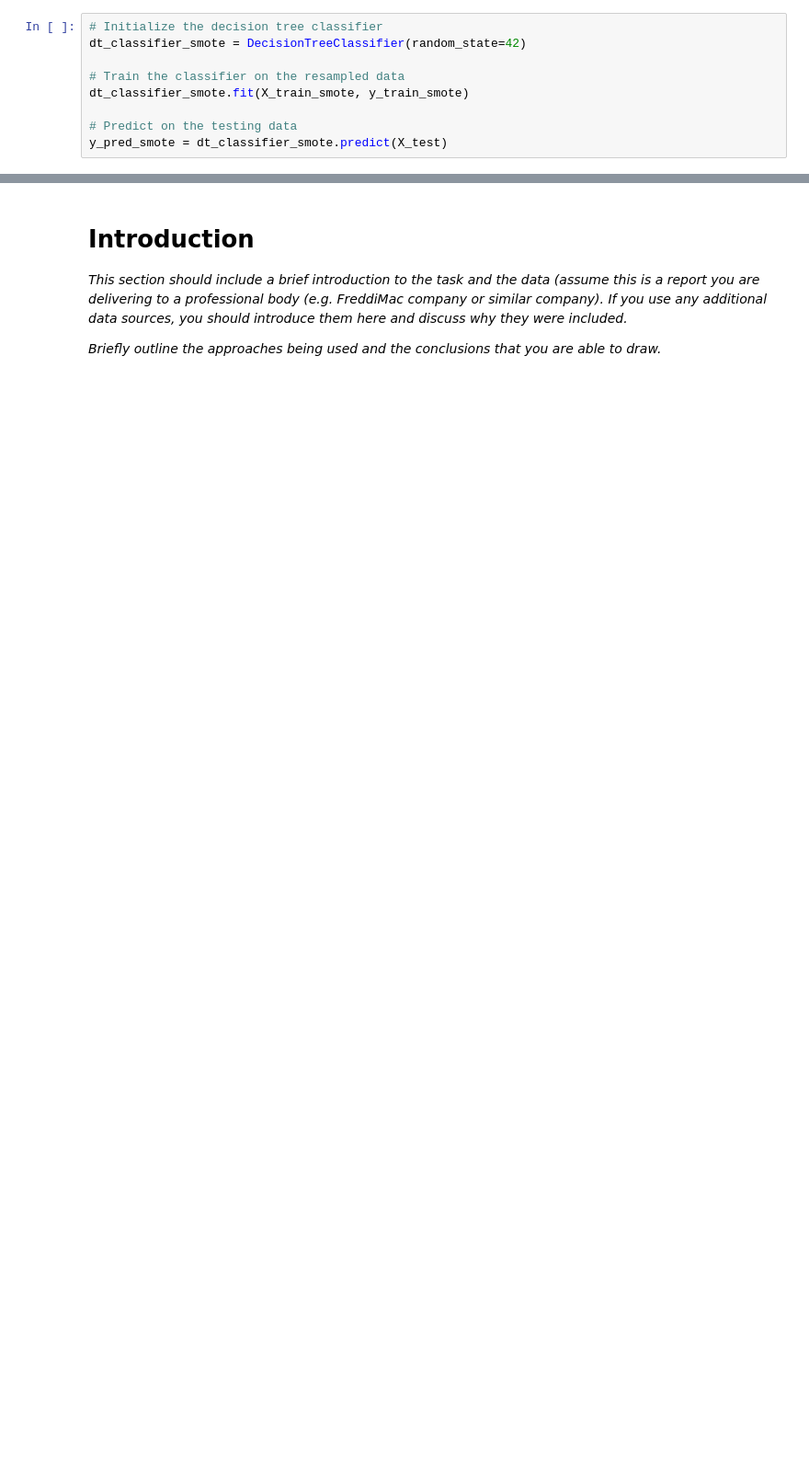
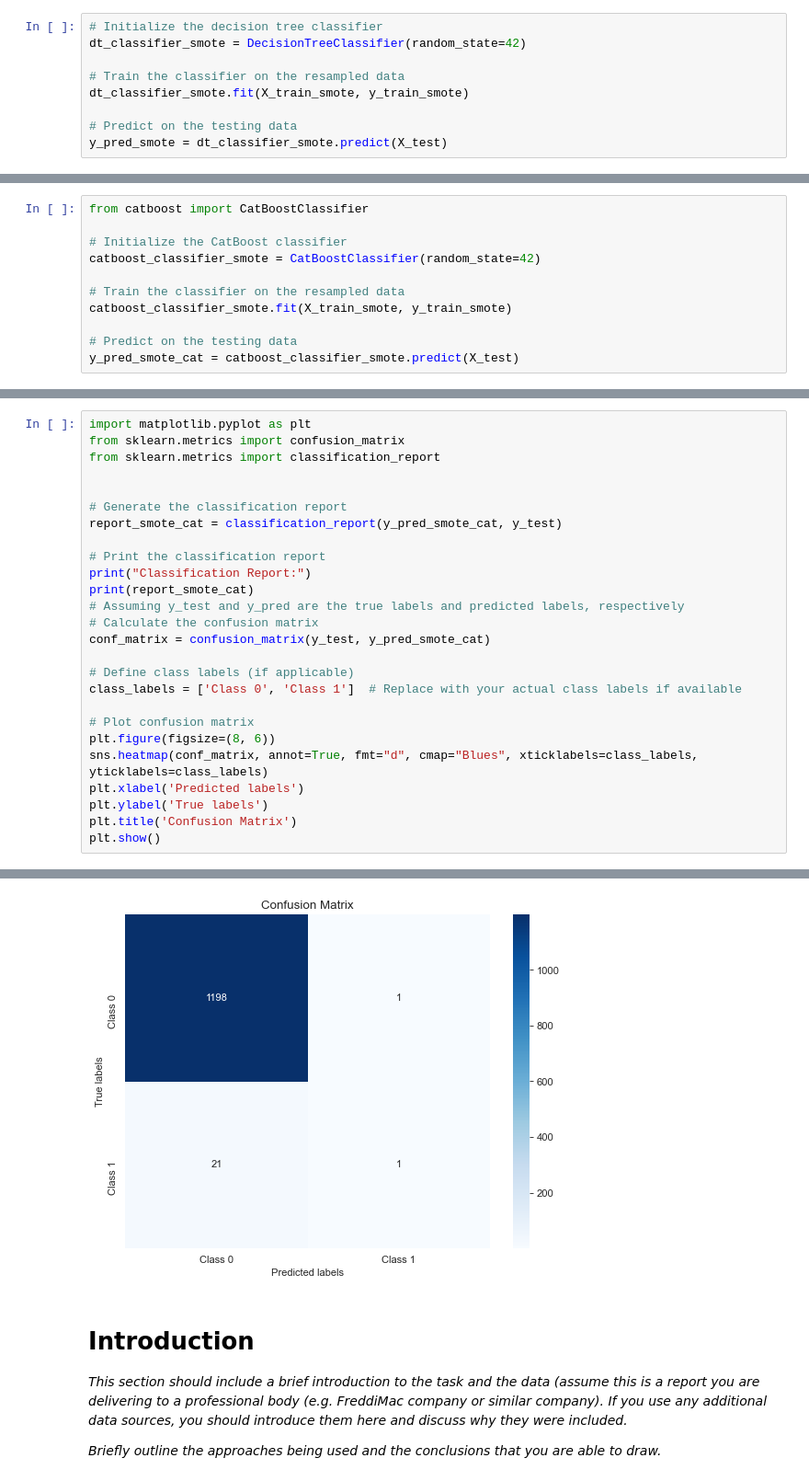
Before and after one commit to IRis0550/mlpy_2, a Jupyter notebook: project2.ipynb, the cells around one changed output, grey strips where cells are left out. Shown at 92% size. Cells and saved outputs as stored; diff of their text form; blank space fills up the shorter version.

Commit message:
catboost

```diff
--- a/project2.ipynb
+++ b/project2.ipynb
@@ -301,0 +333,11 @@ plt.show()
+# %%
+from catboost import CatBoostClassifier
+
+# Initialize the CatBoost classifier
+catboost_classifier_smote = CatBoostClassifier(random_state=42)
+
+# Train the classifier on the resampled data
+catboost_classifier_smote.fit(X_train_smote, y_train_smote)
+
+# Predict on the testing data
+y_pred_smote_cat = catboost_classifier_smote.predict(X_test)
@@ -301,0 +362,27 @@ plt.show()
+# %%
+import matplotlib.pyplot as plt
+from sklearn.metrics import confusion_matrix
+from sklearn.metrics import classification_report
+
+
+# Generate the classification report
+report_smote_cat = classification_report(y_pred_smote_cat, y_test)
+
+# Print the classification report
+print("Classification Report:")
+print(report_smote_cat)
+# Assuming y_test and y_pred are the true labels and predicted labels, respectively
+# Calculate the confusion matrix
+conf_matrix = confusion_matrix(y_test, y_pred_smote_cat)
+
+# Define class labels (if applicable)
+class_labels = ['Class 0', 'Class 1']  # Replace with your actual class labels if available
+
+# Plot confusion matrix
+plt.figure(figsize=(8, 6))
+sns.heatmap(conf_matrix, annot=True, fmt="d", cmap="Blues", xticklabels=class_labels, yticklabels=class_labels)
+plt.xlabel('Predicted labels')
+plt.ylabel('True labels')
+plt.title('Confusion Matrix')
+plt.show()
+# %% [output]
@@ -302,3 +398,4 @@ plt.show()
+[figure, added]
 # %% [markdown]
 # Introduction
 
```
Also changed, not shown: parts of 9 cells of this notebook, 4 other files.
